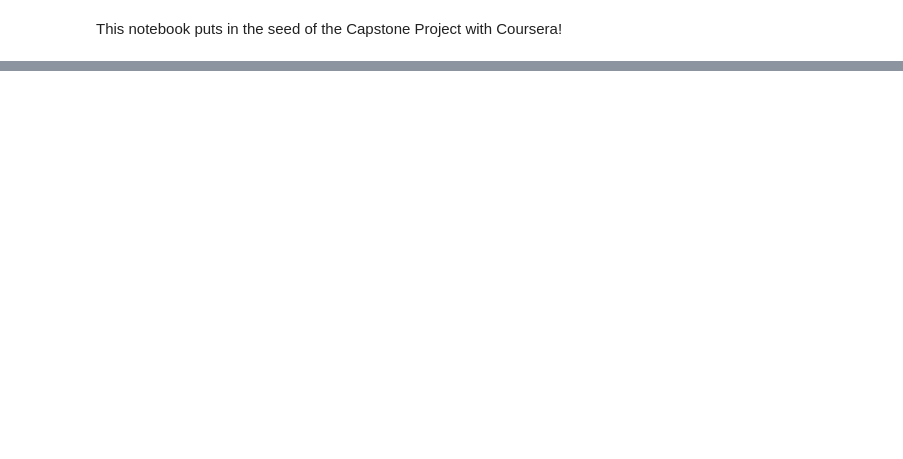
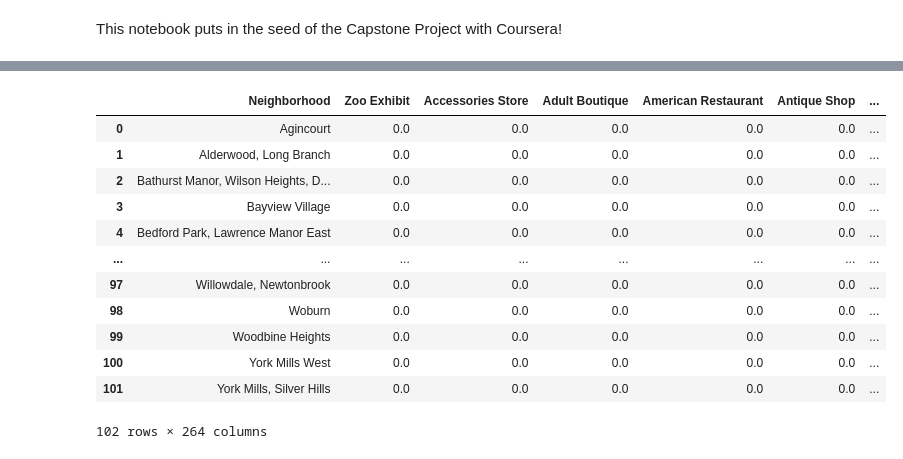
Before and after one commit to sarang-manohar/Coursera_Capstone, a Jupyter notebook: Segmenting and Clustering Neighborhoods in Toronto.ipynb, the cells around one changed output, grey strips where cells are left out. Drawn from its saved outputs; the diff is of its cells as text; code cells hidden in the pictures; blank space fills up the shorter version.

```diff
--- a/Segmenting and Clustering Neighborhoods in Toronto.ipynb
+++ b/Segmenting and Clustering Neighborhoods in Toronto.ipynb
@@ -27,0 +97,10 @@ AttributeError: ignored
+# %%
+CLIENT_ID = 'Q5LJU1V0DPCB0R5XDREYLILRZGTSPSBFPBX1QGAQHZAAPNPK' # your Foursquare ID
+CLIENT_SECRET = 'U4XJXABOBZBSHOWMLEQYHNEYVSXAR0VBAYAUGHLBBQ3LJIVX' # your Foursquare Secret
+VERSION = '20210704' # Foursquare API version
+LIMIT = 100 # A default Foursquare API limit value
+ACCESS_TOKEN = '0HUXGDI5F3EDNXPW3RW21KJNV4TB3Z4ITMA34M5VRKXR0HRA'
+
+print('Your credentails:')
+print('CLIENT_ID: ' + CLIENT_ID)
+print('CLIENT_SECRET:' + CLIENT_SECRET)
@@ -27,0 +111,15 @@ AttributeError: ignored
+# %%
+url = 'https://api.foursquare.com/v2/venues/search?client_id={}&client_secret={}&ll={},{}&oauth_token={}&v={}&GET'.format(CLIENT_ID, CLIENT_SECRET, latitude, longitude,ACCESS_TOKEN, VERSION)
+results = requests.get(url).json()
+
+# function that extracts the category of the venue
+def get_category_type(row):
+    try:
+        categories_list = row['categories']
+    except:
+        categories_list = row['venue.categories']
+
+    if len(categories_list) == 0:
+        return None
+    else:
+        return categories_list[0]['name']
@@ -27,0 +244,12 @@ AttributeError: ignored
+# %%
+# one hot encoding
+toronto_onehot = pd.get_dummies(nearby_venues[['Venue Category']], prefix="", prefix_sep="")
+
+# add neighborhood column back to dataframe
+toronto_onehot['Neighborhood'] = nearby_venues['Neighborhood']
+
+# move neighborhood column to the first column
+fixed_columns = [toronto_onehot.columns[-1]] + list(toronto_onehot.columns[:-1])
+toronto_onehot = toronto_onehot[fixed_columns]
+
+toronto_onehot.head()
@@ -27,0 +264,17 @@ AttributeError: ignored
+# %%
+toronto_grouped = toronto_onehot.groupby('Neighborhood').mean().reset_index()
+toronto_grouped
+# %% [output]
+|  | Neighborhood | Zoo Exhibit | Accessories Store | Adult Boutique | American Restaurant | Antique Shop | ... |
+| 0 | Agincourt | 0.0 | 0.0 | 0.0 | 0.0 | 0.0 | ... |
+| 1 | Alderwood, Long Branch | 0.0 | 0.0 | 0.0 | 0.0 | 0.0 | ... |
+| 2 | Bathurst Manor, Wilson Heights, D... | 0.0 | 0.0 | 0.0 | 0.0 | 0.0 | ... |
+| 3 | Bayview Village | 0.0 | 0.0 | 0.0 | 0.0 | 0.0 | ... |
+| 4 | Bedford Park, Lawrence Manor East | 0.0 | 0.0 | 0.0 | 0.0 | 0.0 | ... |
+| ... | ... | ... | ... | ... | ... | ... | ... |
+| 97 | Willowdale, Newtonbrook | 0.0 | 0.0 | 0.0 | 0.0 | 0.0 | ... |
+| 98 | Woburn | 0.0 | 0.0 | 0.0 | 0.0 | 0.0 | ... |
+| 99 | Woodbine Heights | 0.0 | 0.0 | 0.0 | 0.0 | 0.0 | ... |
+| 100 | York Mills West | 0.0 | 0.0 | 0.0 | 0.0 | 0.0 | ... |
+| 101 | York Mills, Silver Hills | 0.0 | 0.0 | 0.0 | 0.0 | 0.0 | ... |
+102 rows × 264 columns
```
Also changed, not shown: parts of 32 cells of this notebook, 2 other files.
